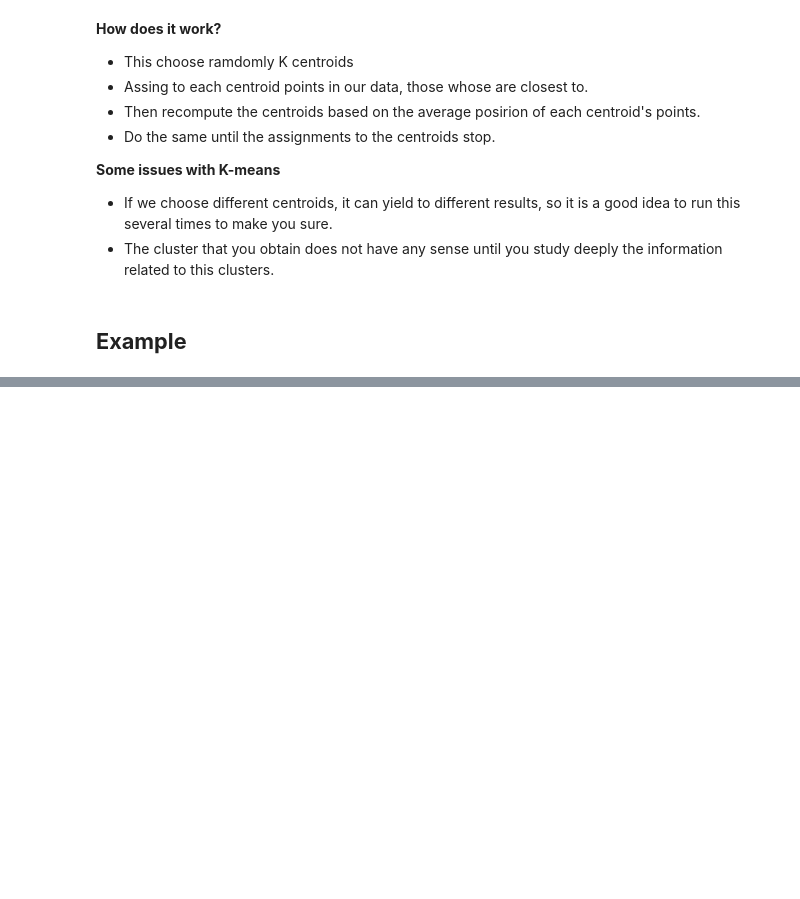
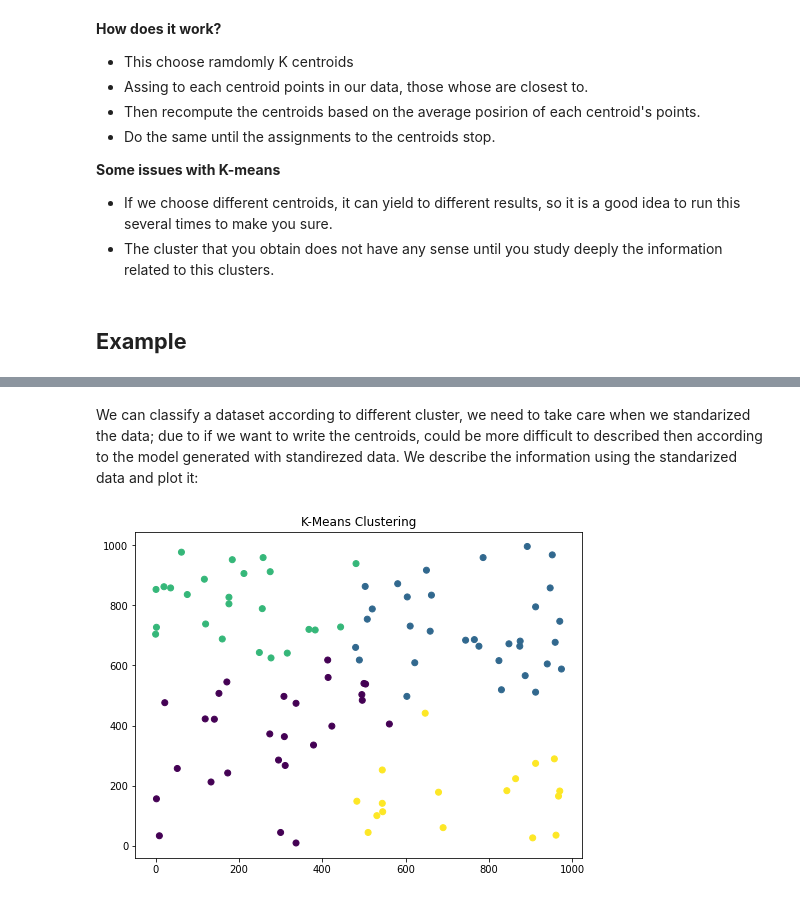
Before and after one commit to ajrianop/Machine-Learning-Notebooks, a Jupyter notebook: 03_KMeans.ipynb, the cells around one changed output, grey strips where cells are left out. Drawn from its saved outputs; the diff is of its cells as text; code cells hidden in the pictures; blank space fills up the shorter version.

```diff
--- a/03_KMeans.ipynb
+++ b/03_KMeans.ipynb
@@ -96,0 +48,15 @@ Deprecated in NumPy 1.20; for more details and guidance: https://numpy.org/devdo
+# %%
+# Calling the K-Means model with 4 cluster
+model = KMeans(n_clusters=4)
+
+# In order to have good results, we have to standarized the data along any axis
+scaleData=scale(data)
+model = model.fit(scaleData)
+
+# To each cluster is given a number, the following show how this assignment behaves.
+assigments= model.labels_
+print('Assginment to each cluster:', model.labels_)
+
+# The cluster centers
+centroids=model.cluster_centers_
+print("Cluster Centers:", model.cluster_centers_)
@@ -96,0 +71,10 @@ Deprecated in NumPy 1.20; for more details and guidance: https://numpy.org/devdo
+# %% [markdown]
+We can classify a dataset according to different cluster, we need to take care when we standarized the data; due to if we want to write the centroids, could be more difficult to described then according to the model generated with standirezed data. We describe the information using the standarized data and plot it:
+# %%
+# We plot the information given before:
+plt.figure(figsize=(8, 6))
+plt.scatter(data[:,0], data[:,1], c=model.labels_.astype(float))
+plt.title('K-Means Clustering')
+plt.show()
+# %% [output]
+[figure, added]
```
Also changed, not shown: parts of 16 cells of this notebook.
